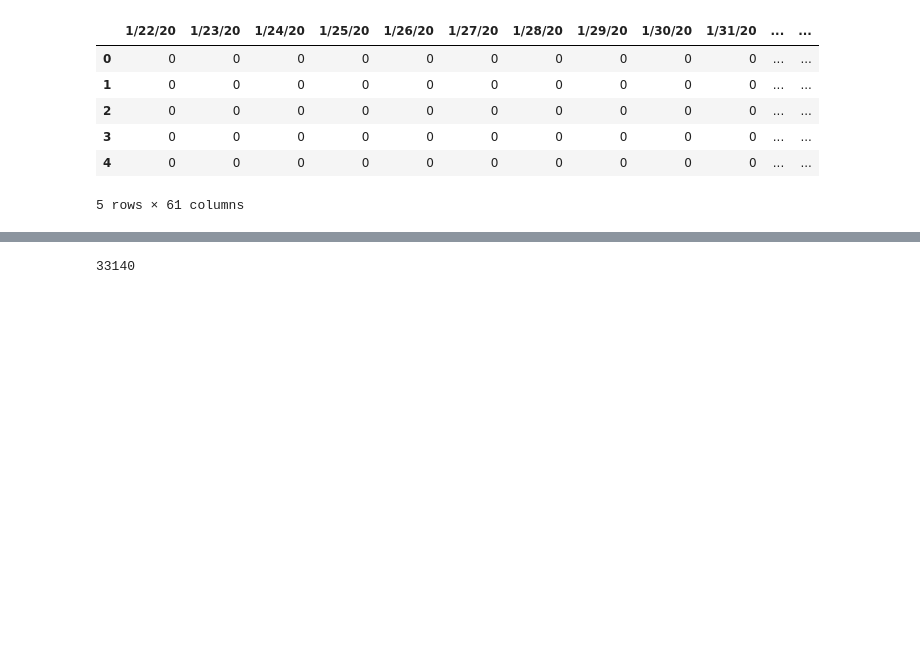
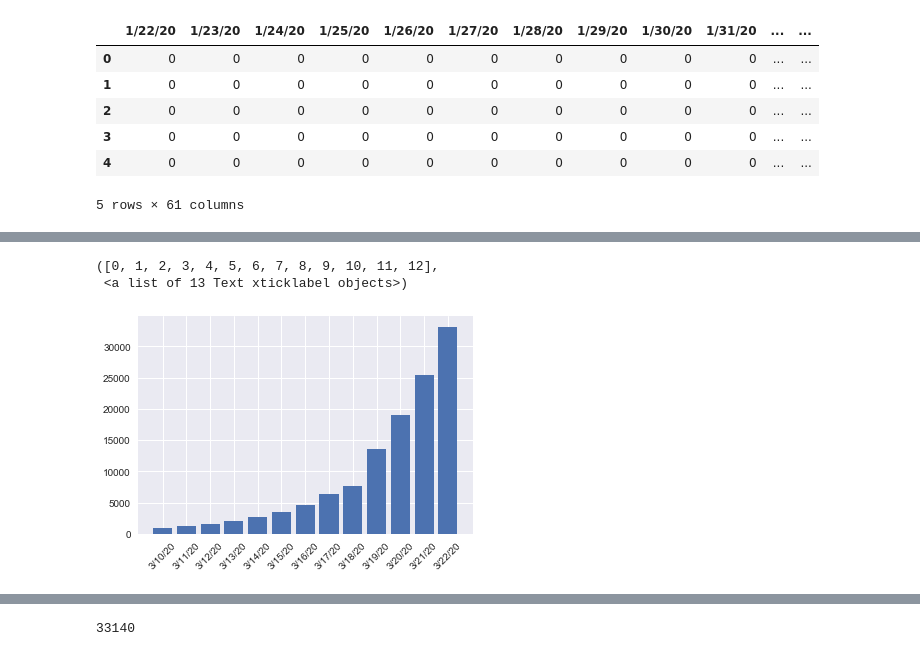
Before and after one commit to DutchDS/Final-Project, a Jupyter notebook: Leo's sandbox/Coronavirus using SVM and Linear Regression.ipynb, the cells around one changed output, grey strips where cells are left out. Cells and saved outputs as stored; diff of their text form; code cells hidden in the pictures; blank space fills up the shorter version.

```diff
--- a/Leo's sandbox/Coronavirus using SVM and Linear Regression.ipynb
+++ b/Leo's sandbox/Coronavirus using SVM and Linear Regression.ipynb
@@ -61,0 +78,10 @@ confirmed.head()
+# %%
+change=total.pct_change()
+# %%
+total_df=total.to_frame()
+change=change.to_list()
+total_df=total_df.reset_index()
+# %%
+total_df=total_df.rename(columns={"index":"date",0: "confirmed"})
+total_df["pct_change"]=change
+total_df
@@ -61,0 +102,10 @@ confirmed.head()
+# %%
+total_0_df=total_df.loc[total_df['confirmed'] != 0]
+# %%
+plt.bar(total_0_df["date"],total_0_df["confirmed"])
+degrees = 45
+plt.xticks(rotation=degrees)
+# %% [output]
+([0, 1, 2, 3, 4, 5, 6, 7, 8, 9, 10, 11, 12],
+ <a list of 13 Text xticklabel objects>)
+[figure, added]
```
Also changed, not shown: parts of 13 cells of this notebook, 4 other files.
